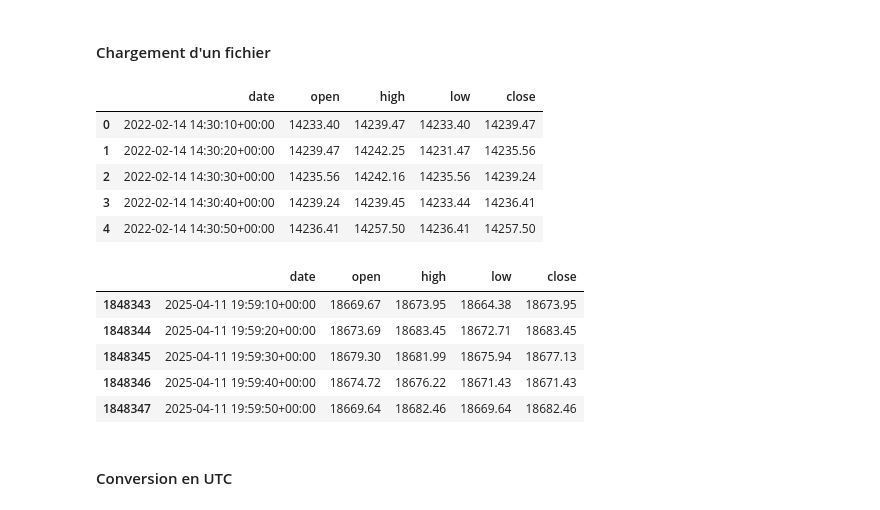
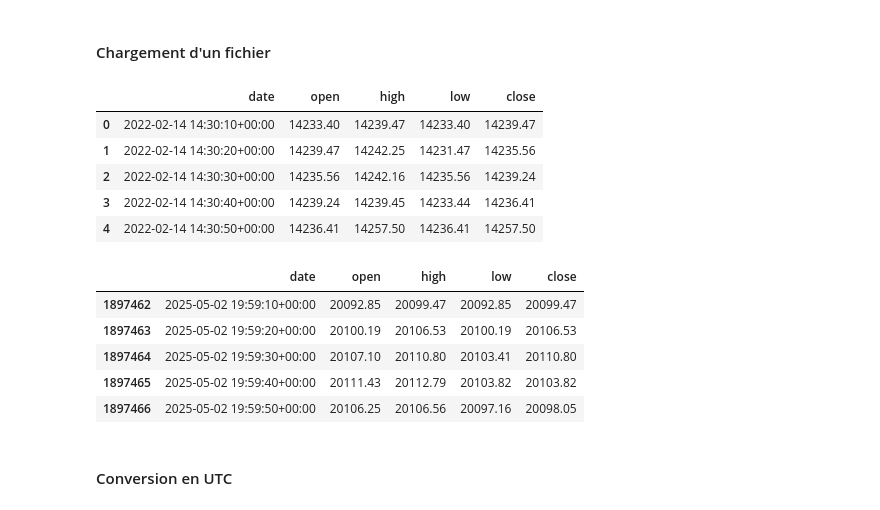
Before and after one commit to FinTechCpp/fast-backtest-app, a Jupyter notebook: Notebooks/IBKR_API.ipynb, the cells around one changed output. Cells and saved outputs as stored; diff of their text form; code cells hidden in the pictures.

Commit message:
- updated data NDX 10 secs - removed date dispplay in tooltip

```diff
--- a/Notebooks/IBKR_API.ipynb
+++ b/Notebooks/IBKR_API.ipynb
@@ -165,29 +224,29 @@ print(f"Fichier sauvegardé sous le nom : {save_path}")
 #### Chargement d'un fichier
 # %%
 import pandas as pd
-save_path = "../marketData/NDX_10secs_20220214_to_20250411_TRADES.parquet"
+save_path = "../marketData/NDX_10secs_20220214_to_20250502_TRADES.parquet"
 #save_path = "../marketData/NDX_10secs_20220131_to_20250403.parquet"
 
 # Load the parquet file into a DataFrame
 
 retrieved_df = pd.read_parquet(save_path)
 
 # Display the first and last rows of the DataFrame
 display(retrieved_df.head())
 display(retrieved_df.tail())
 # %% [output]
 |  | date | open | high | low | close |
 | 0 | 2022-02-14 14:30:10+00:00 | 14233.40 | 14239.47 | 14233.40 | 14239.47 |
 | 1 | 2022-02-14 14:30:20+00:00 | 14239.47 | 14242.25 | 14231.47 | 14235.56 |
 | 2 | 2022-02-14 14:30:30+00:00 | 14235.56 | 14242.16 | 14235.56 | 14239.24 |
 | 3 | 2022-02-14 14:30:40+00:00 | 14239.24 | 14239.45 | 14233.44 | 14236.41 |
 | 4 | 2022-02-14 14:30:50+00:00 | 14236.41 | 14257.50 | 14236.41 | 14257.50 |
 |  | date | open | high | low | close |
-| 1848343 | 2025-04-11 19:59:10+00:00 | 18669.67 | 18673.95 | 18664.38 | 18673.95 |
-| 1848344 | 2025-04-11 19:59:20+00:00 | 18673.69 | 18683.45 | 18672.71 | 18683.45 |
-| 1848345 | 2025-04-11 19:59:30+00:00 | 18679.30 | 18681.99 | 18675.94 | 18677.13 |
-| 1848346 | 2025-04-11 19:59:40+00:00 | 18674.72 | 18676.22 | 18671.43 | 18671.43 |
-| 1848347 | 2025-04-11 19:59:50+00:00 | 18669.64 | 18682.46 | 18669.64 | 18682.46 |
+| 1897462 | 2025-05-02 19:59:10+00:00 | 20092.85 | 20099.47 | 20092.85 | 20099.47 |
+| 1897463 | 2025-05-02 19:59:20+00:00 | 20100.19 | 20106.53 | 20100.19 | 20106.53 |
+| 1897464 | 2025-05-02 19:59:30+00:00 | 20107.10 | 20110.80 | 20103.41 | 20110.80 |
+| 1897465 | 2025-05-02 19:59:40+00:00 | 20111.43 | 20112.79 | 20103.82 | 20103.82 |
+| 1897466 | 2025-05-02 19:59:50+00:00 | 20106.25 | 20106.56 | 20097.16 | 20098.05 |
 # %% [markdown]
 #### Conversion en UTC
 # %%
```
Also changed, not shown: parts of 10 cells of this notebook, 9 other files.
